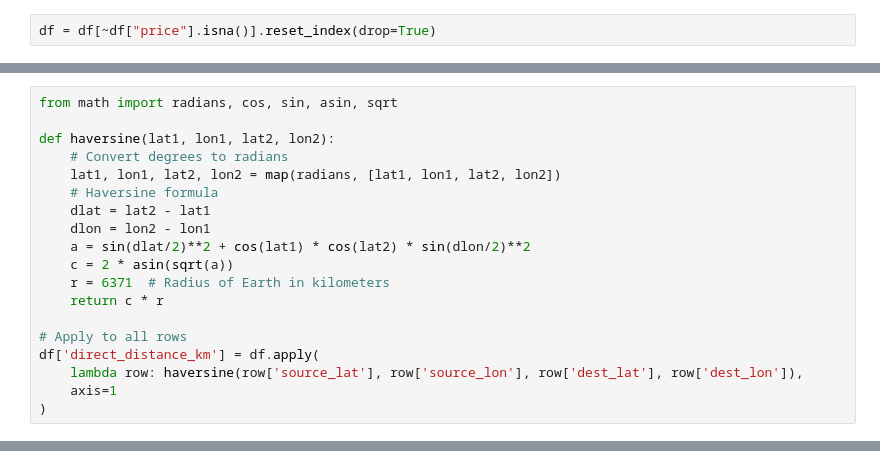
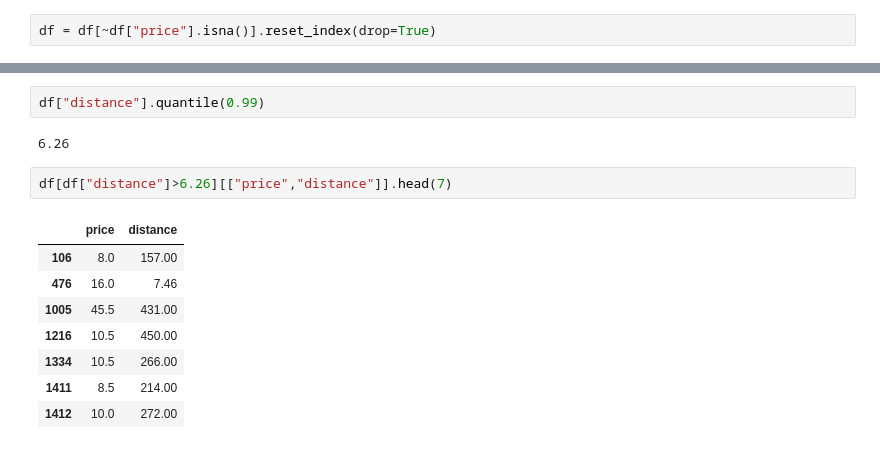
Before and after one commit to Mahir-Uddin0/Uber-Fare-Prediction, a Jupyter notebook: Notebooks/Data Preprocessing.ipynb, the cells around one changed output, grey strips where cells are left out. Cells and saved outputs as stored; diff of their text form.

```diff
--- a/Notebooks/Data Preprocessing.ipynb
+++ b/Notebooks/Data Preprocessing.ipynb
@@ -225,19 +109,0 @@ We use the Haversine formula to calculate the direct distance between pickup and
-# %%
-from math import radians, cos, sin, asin, sqrt
-
-def haversine(lat1, lon1, lat2, lon2):
-    # Convert degrees to radians
-    lat1, lon1, lat2, lon2 = map(radians, [lat1, lon1, lat2, lon2])
-    # Haversine formula
-    dlat = lat2 - lat1
-    dlon = lon2 - lon1
-    a = sin(dlat/2)**2 + cos(lat1) * cos(lat2) * sin(dlon/2)**2
-    c = 2 * asin(sqrt(a))
-    r = 6371  # Radius of Earth in kilometers
-    return c * r
-
-# Apply to all rows
-df['direct_distance_km'] = df.apply(
-    lambda row: haversine(row['source_lat'], row['source_lon'], row['dest_lat'], row['dest_lon']),
-    axis=1
-)
@@ -257,0 +159,15 @@ df['distance'] = df.apply(
+# %%
+df["distance"].quantile(0.99)
+# %% [output]
+6.26
+# %%
+df[df["distance"]>6.26][["price","distance"]].head(7)
+# %% [output]
+|  | price | distance |
+| 106 | 8.0 | 157.00 |
+| 476 | 16.0 | 7.46 |
+| 1005 | 45.5 | 431.00 |
+| 1216 | 10.5 | 450.00 |
+| 1334 | 10.5 | 266.00 |
+| 1411 | 8.5 | 214.00 |
+| 1412 | 10.0 | 272.00 |
```
Also changed, not shown: parts of 53 cells of this notebook.
